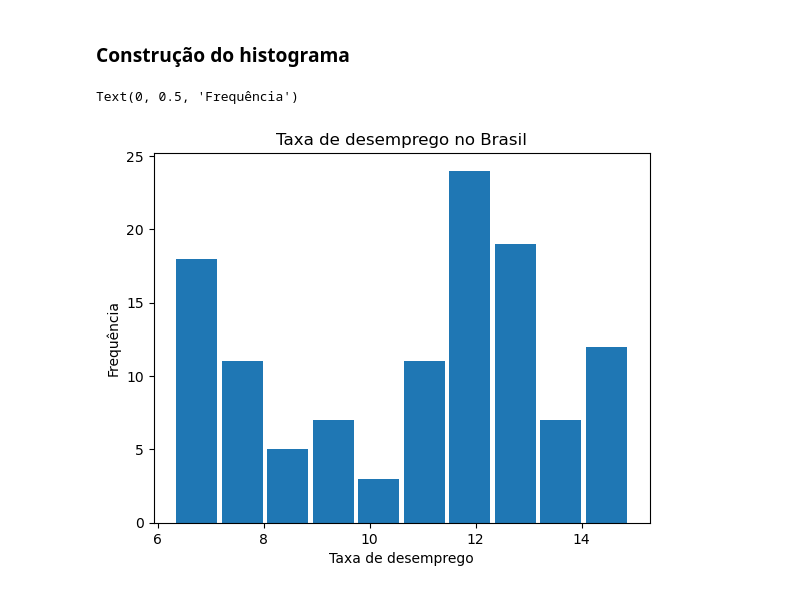
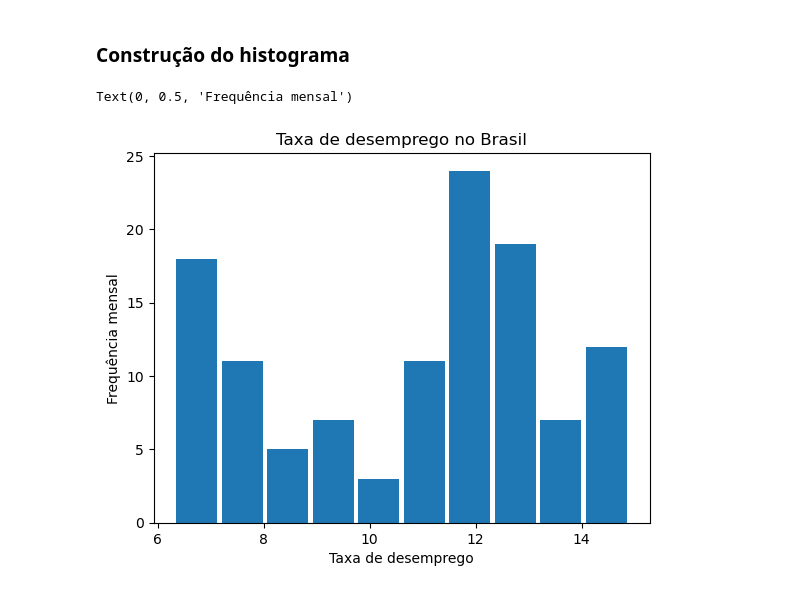
Before and after one commit to filipemr/metodologia-projeto-2, a Jupyter notebook: projeto-2.ipynb, the cells around one changed output. Cells and saved outputs as stored; diff of their text form; code cells hidden in the pictures.

```diff
--- a/projeto-2.ipynb
+++ b/projeto-2.ipynb
@@ -32,14 +34,14 @@ Data columns (total 17 columns):
 dtypes: float64(16), object(1)
 memory usage: 16.2+ KB
 # %%
-histogram_df.dropna(subset=['unemploy'], inplace=True)
+histogram_df = histogram_df.dropna(subset=['unemploy'])
 # %% [markdown]
 ### Construção do histograma
 # %%
 plt.hist(histogram_df['unemploy'], rwidth=0.9)
 plt.title('Taxa de desemprego no Brasil')
 plt.xlabel('Taxa de desemprego')
-plt.ylabel('Frequência')
+plt.ylabel('Frequência mensal')
 # %% [output]
-Text(0, 0.5, 'Frequência')
+Text(0, 0.5, 'Frequência mensal')
-[figure, old version]
+[figure, new version]
```
Also changed, not shown: parts of 11 cells of this notebook.
